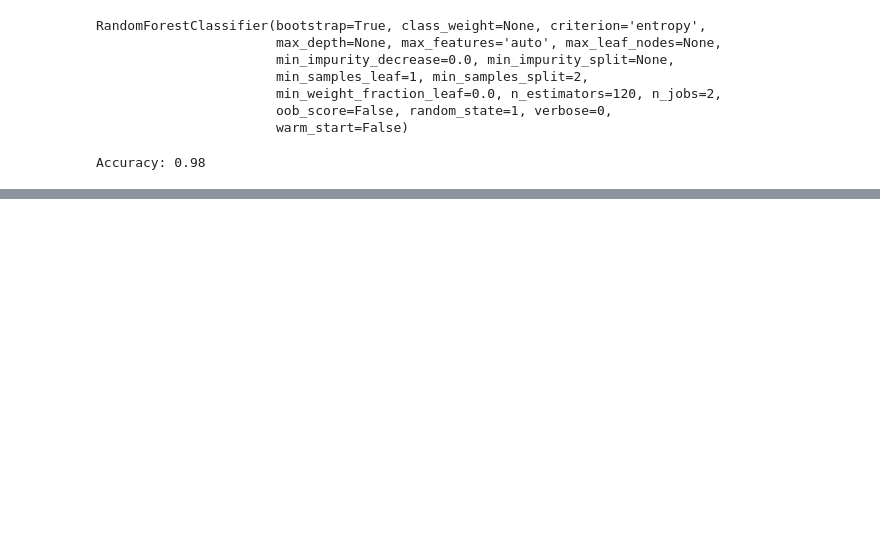
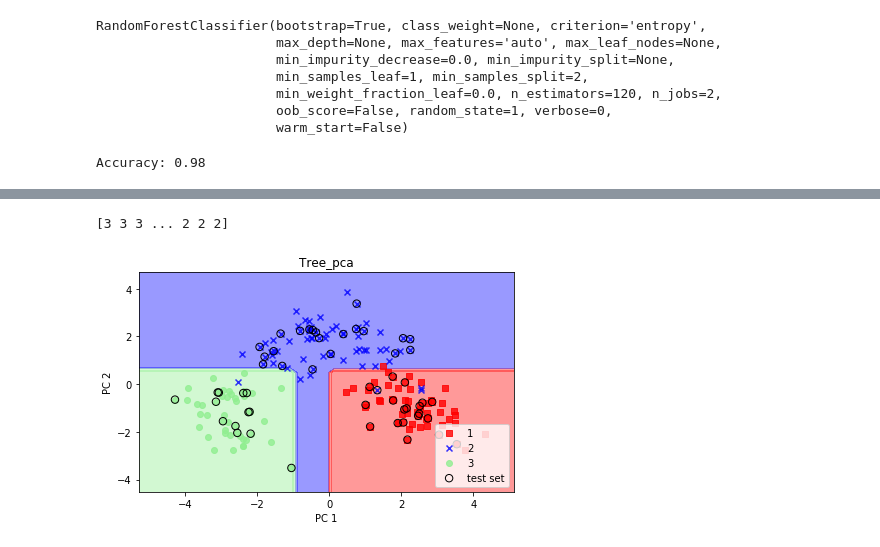
Before and after one commit to JIElite/A-piece-of-ML, a Jupyter notebook: DST_Random_Forest.ipynb, the cells around one changed output, grey strips where cells are left out. Saved outputs shown, nothing was run; the diff lists cells and outputs as text; code cells hidden in the pictures; blank space fills up the shorter version.

```diff
--- a/DST_Random_Forest.ipynb
+++ b/DST_Random_Forest.ipynb
@@ -152,0 +424,24 @@ Accuracy: 0.98
+# %%
+# plot the boundaries of tree_pca
+Z_pca_combined = np.vstack((Z_pca_train, Z_pca_test))
+Y_pca_combined = np.hstack((Y_pca_train, Y_pca_test))
+plot_decision_regions(
+    Z_pca_combined,
+    Y_pca_combined,
+    classifier = tree_pca,
+    test_idx = range(
+        Y_pca_train.shape[0],
+        Y_pca_train.shape[0] + Y_pca_test.shape[0]
+    )
+)
+
+plt.title('Tree_pca')
+plt.xlabel('PC 1')
+plt.ylabel('PC 2')
+plt.legend(loc='lower right')
+plt.tight_layout()
+# plt.savefig('./output/fig-boundary-tree-pca.png', dpi=300)
+plt.show()
+# %% [output]
+[3 3 3 ... 2 2 2]
+[figure, added]
```
Also changed, not shown: parts of 22 cells of this notebook.
